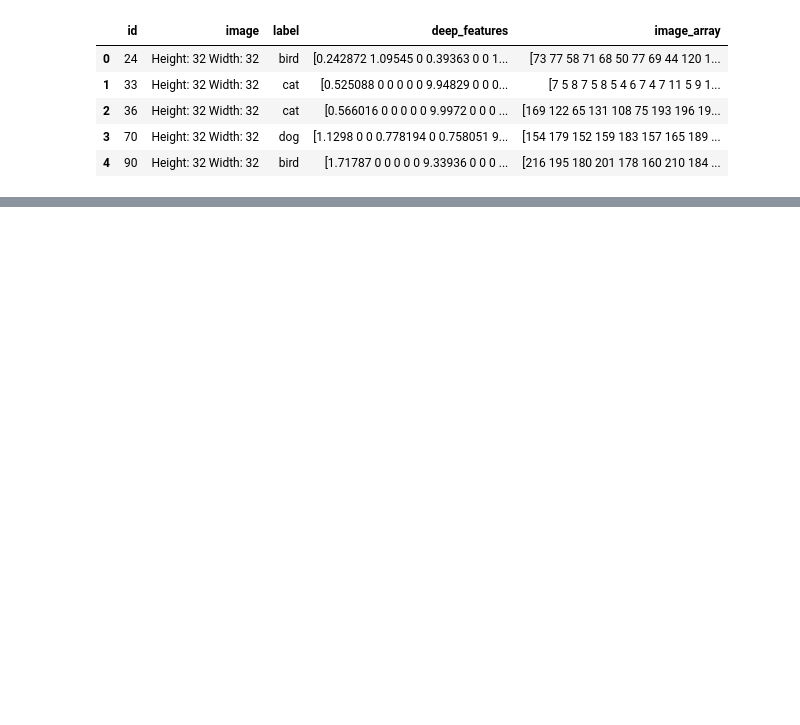
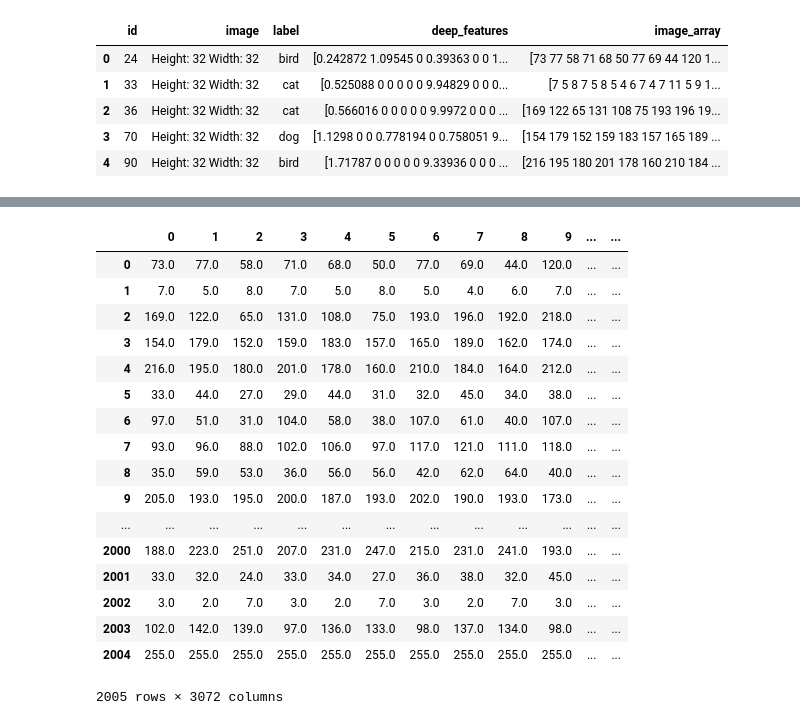
Before and after one commit to sameermahajan/MLWorkshop, a Jupyter notebook: 5. Deep Learning/Image+Recognition.ipynb, the cells around one changed output, grey strips where cells are left out. Drawn from its saved outputs; the diff is of its cells as text; code cells hidden in the pictures; blank space fills up the shorter version.

```diff
--- a/5. Deep Learning/Image+Recognition.ipynb
+++ b/5. Deep Learning/Image+Recognition.ipynb
@@ -22,0 +27,3 @@ plt.show()
+# %%
+images_train['img_array'] = images_train['image_array'].apply(lambda x: np.asarray(x[1:-1].split()).astype(np.float))
+#print np.asarray(images_train['image_array'][0][1:-1].split()).astype(np.float)
@@ -22,0 +39,21 @@ plt.show()
+# %%
+images_train.img_array.apply(pd.Series)
+# %% [output]
+|  | 0 | 1 | 2 | 3 | 4 | 5 | 6 | 7 | 8 | 9 | ... | ... |
+| 0 | 73.0 | 77.0 | 58.0 | 71.0 | 68.0 | 50.0 | 77.0 | 69.0 | 44.0 | 120.0 | ... | ... |
+| 1 | 7.0 | 5.0 | 8.0 | 7.0 | 5.0 | 8.0 | 5.0 | 4.0 | 6.0 | 7.0 | ... | ... |
+| 2 | 169.0 | 122.0 | 65.0 | 131.0 | 108.0 | 75.0 | 193.0 | 196.0 | 192.0 | 218.0 | ... | ... |
+| 3 | 154.0 | 179.0 | 152.0 | 159.0 | 183.0 | 157.0 | 165.0 | 189.0 | 162.0 | 174.0 | ... | ... |
+| 4 | 216.0 | 195.0 | 180.0 | 201.0 | 178.0 | 160.0 | 210.0 | 184.0 | 164.0 | 212.0 | ... | ... |
+| 5 | 33.0 | 44.0 | 27.0 | 29.0 | 44.0 | 31.0 | 32.0 | 45.0 | 34.0 | 38.0 | ... | ... |
+| 6 | 97.0 | 51.0 | 31.0 | 104.0 | 58.0 | 38.0 | 107.0 | 61.0 | 40.0 | 107.0 | ... | ... |
+| 7 | 93.0 | 96.0 | 88.0 | 102.0 | 106.0 | 97.0 | 117.0 | 121.0 | 111.0 | 118.0 | ... | ... |
+| 8 | 35.0 | 59.0 | 53.0 | 36.0 | 56.0 | 56.0 | 42.0 | 62.0 | 64.0 | 40.0 | ... | ... |
+| 9 | 205.0 | 193.0 | 195.0 | 200.0 | 187.0 | 193.0 | 202.0 | 190.0 | 193.0 | 173.0 | ... | ... |
+| ... | ... | ... | ... | ... | ... | ... | ... | ... | ... | ... | ... | ... |
+| 2000 | 188.0 | 223.0 | 251.0 | 207.0 | 231.0 | 247.0 | 215.0 | 231.0 | 241.0 | 193.0 | ... | ... |
+| 2001 | 33.0 | 32.0 | 24.0 | 33.0 | 34.0 | 27.0 | 36.0 | 38.0 | 32.0 | 45.0 | ... | ... |
+| 2002 | 3.0 | 2.0 | 7.0 | 3.0 | 2.0 | 7.0 | 3.0 | 2.0 | 7.0 | 3.0 | ... | ... |
+| 2003 | 102.0 | 142.0 | 139.0 | 97.0 | 136.0 | 133.0 | 98.0 | 137.0 | 134.0 | 98.0 | ... | ... |
+| 2004 | 255.0 | 255.0 | 255.0 | 255.0 | 255.0 | 255.0 | 255.0 | 255.0 | 255.0 | 255.0 | ... | ... |
+2005 rows × 3072 columns
```
Also changed, not shown: parts of 3 cells of this notebook.
